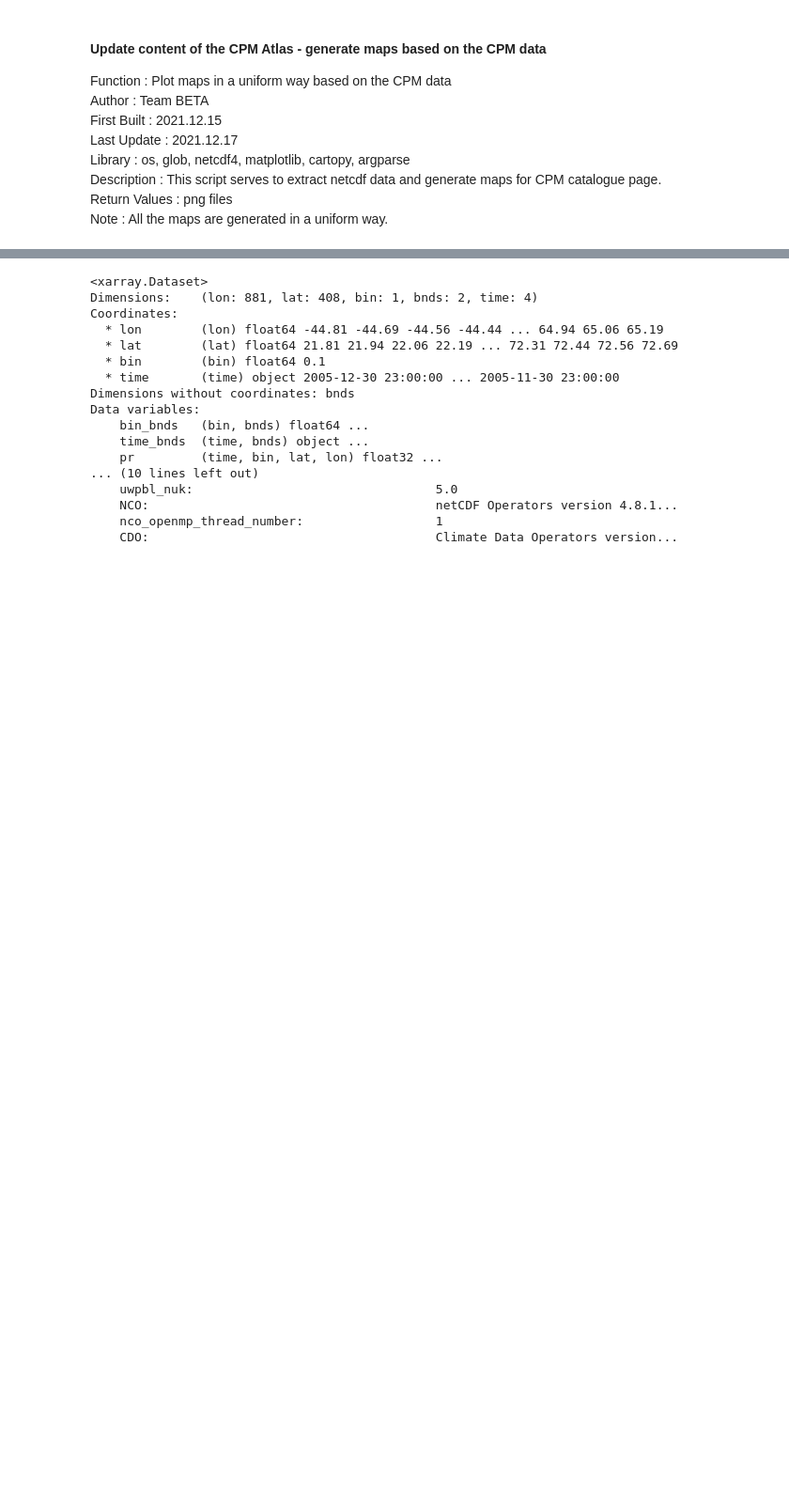
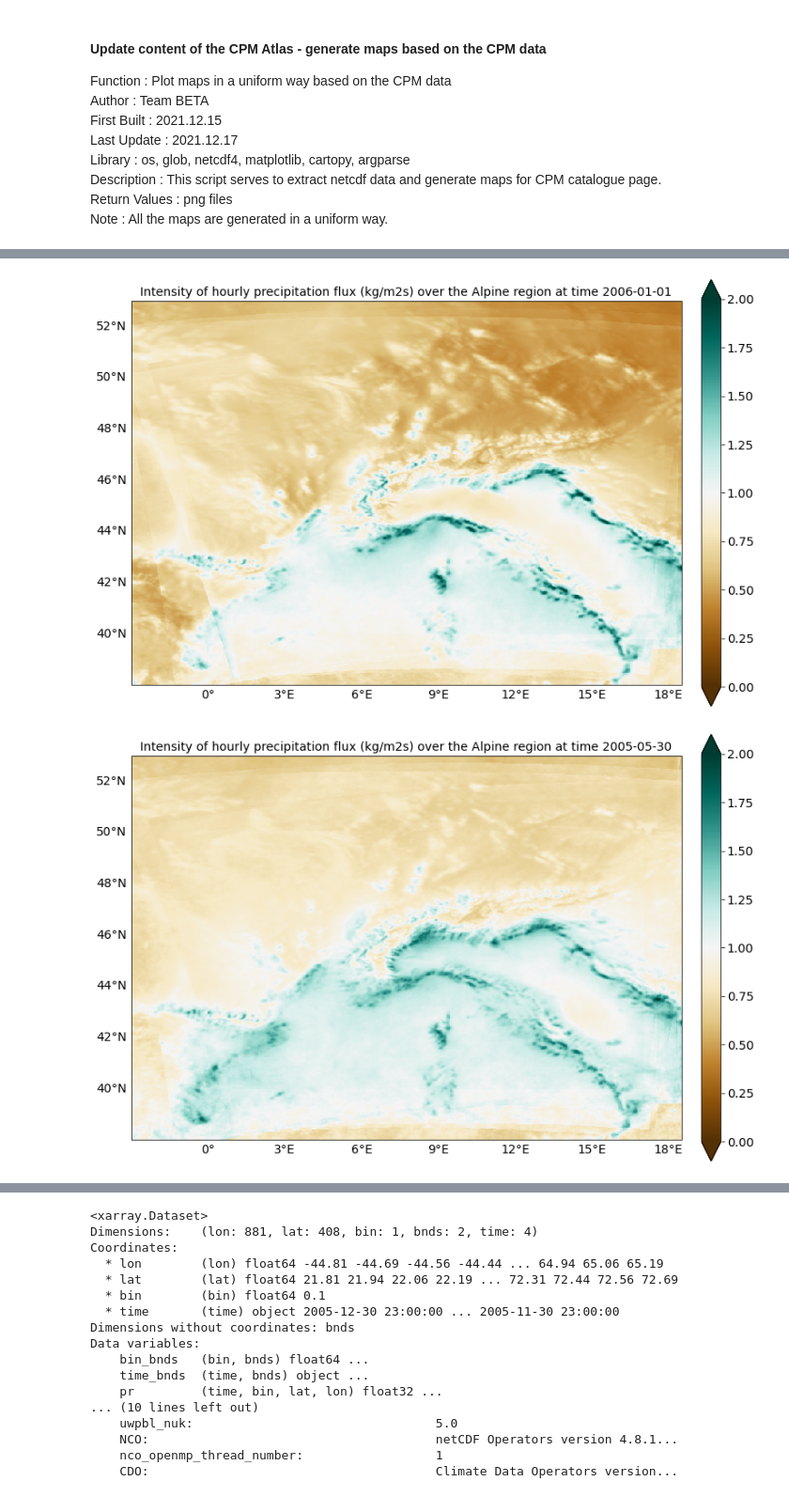
Before and after one commit to eucp-project/data-catalogue, a Jupyter notebook: python/maps_prototype.ipynb, the cells around one changed output, grey strips where cells are left out. Shown at 94% size. Cells and saved outputs as stored; diff of their text form; code cells hidden in the pictures; blank space fills up the shorter version.

```diff
--- a/python/maps_prototype.ipynb
+++ b/python/maps_prototype.ipynb
@@ -78,30 +120,34 @@ for i in dataset.indexes['time']:
     fig = plt.figure(figsize=(12.8, 9.6))
     ax = plt.axes(projection=ccrs.PlateCarree())
     ax.set_extent([-3, 18.5, 38, 53], ccrs.PlateCarree())  # East, West, South, Nouth
     #ax.coastlines(resolution="110m", color="black", linewidth=2)
     gl = ax.gridlines(
     crs=ccrs.PlateCarree(),
     draw_labels=True,
     linewidth=1,
     color="gray",
     alpha=0.5,
     linestyle="--",
     )
     gl.top_labels = False
     gl.bottom_labels = True
     gl.left_labels = True
     gl.right_labels = False
     gl.xlines = False
     gl.ylines = False
     gl.xlabel_style = {"size": 14, "color": "black"}
     gl.ylabel_style = {"size": 14, "color": "black"}
     cs = data.plot(cmap="BrBG", vmin=0, vmax=2.0, ax=ax, x='lon', y='lat', add_colorbar=False)
     cbar = fig.colorbar(
     cs, extend="both", orientation="vertical", shrink=0.8, pad=0.03, spacing="uniform"
     )
     cbar.ax.tick_params(labelsize=14)
     ax.set_title(f"Intensity of hourly precipitation flux (kg/m2s) over the Alpine region at time {str(i)[:10]}", fontsize=14)
+    plt.tight_layout()
     plt.show()
     fig.savefig(Path(output_path,
                 f"{region}_{variable}_{resolution}_{category}_{str(i)[:10]}.png"),
                 dpi=150)
+# %% [output]
+[figure, added]
+[figure, added]
```
Also changed, not shown: parts of 6 cells of this notebook, 18 other files.
